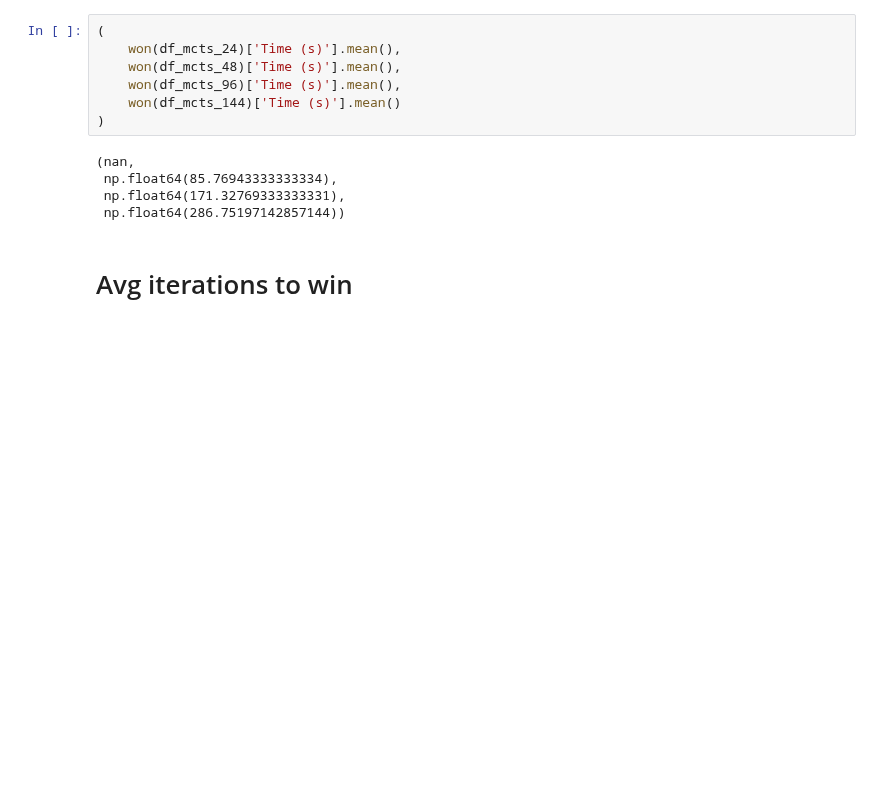
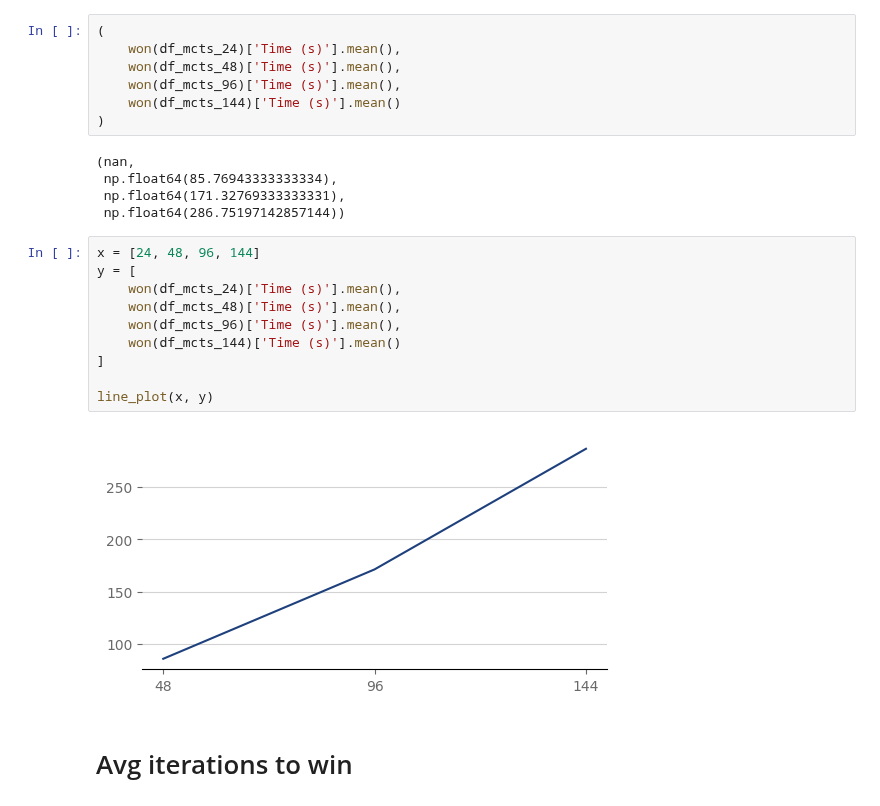
Before and after one commit to PSU-AI801-Group1-Fall-2024/2048-experiments, a Jupyter notebook: data-synthensis.ipynb, the cells around one changed output. Saved outputs shown, nothing was run; the diff lists cells and outputs as text; blank space fills up the shorter version.

```diff
--- a/data-synthensis.ipynb
+++ b/data-synthensis.ipynb
@@ -295,6 +306,18 @@ line_plot(x, y)
  np.float64(85.76943333333334),
  np.float64(171.32769333333331),
  np.float64(286.75197142857144))
+# %%
+x = [24, 48, 96, 144]
+y = [
+    won(df_mcts_24)['Time (s)'].mean(),
+    won(df_mcts_48)['Time (s)'].mean(),
+    won(df_mcts_96)['Time (s)'].mean(),
+    won(df_mcts_144)['Time (s)'].mean()
+]
+
+line_plot(x, y)
+# %% [output]
+[figure, added]
 # %% [markdown]
 # Avg iterations to win
 # %%
```
Also changed, not shown: parts of 12 cells of this notebook, 1 other file.
